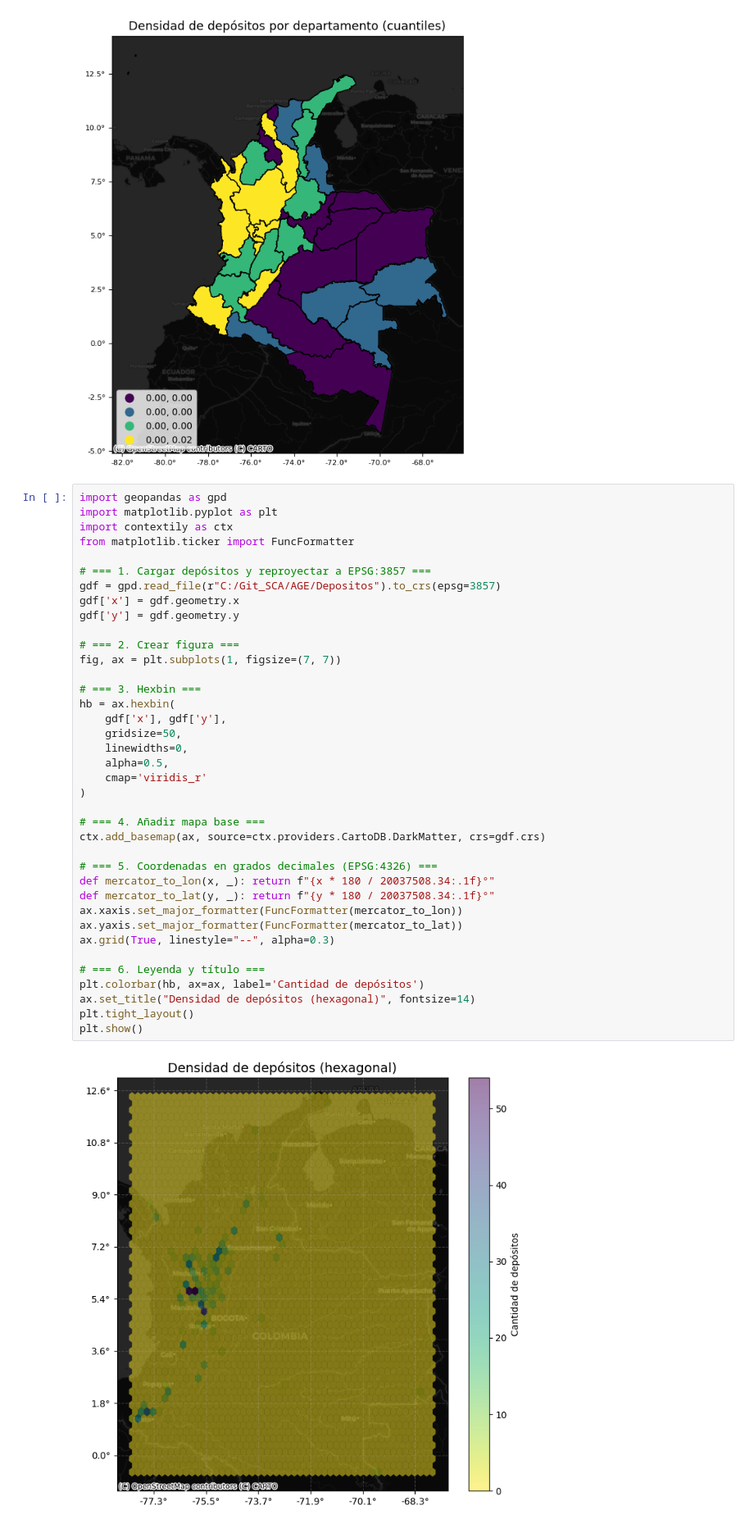
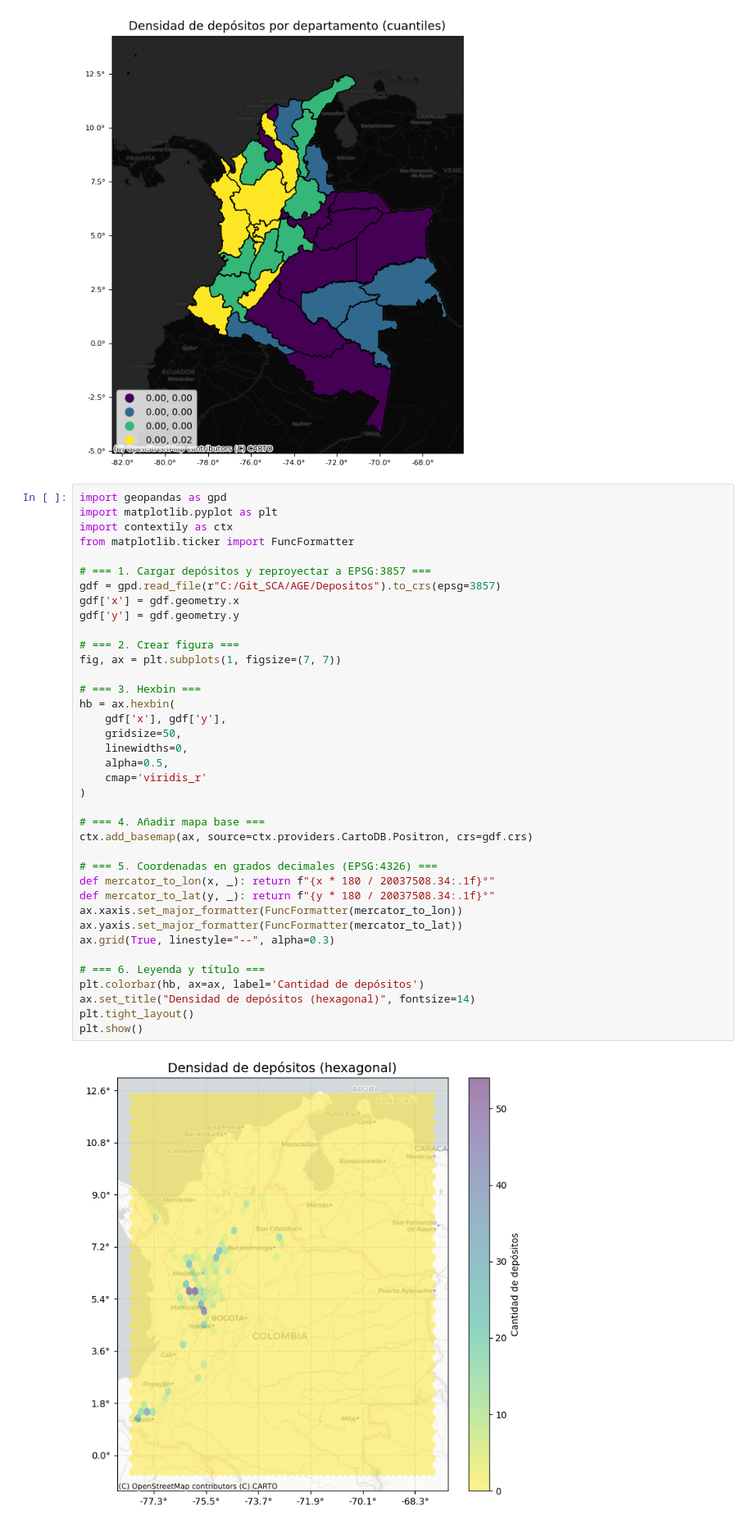
Before and after one commit to Santiagocruz97/AGE, a Jupyter notebook: Codigo/depositos.ipynb, the cells around one changed output. Shown at 82% size. Drawn from its saved outputs; the diff is of its cells as text.

```diff
--- a/Codigo/depositos.ipynb
+++ b/Codigo/depositos.ipynb
@@ -216,35 +216,35 @@ gdf = gpd.read_file(r"C:/Git_SCA/AGE/Depositos").to_crs(epsg=3857)
 gdf['x'] = gdf.geometry.x
 gdf['y'] = gdf.geometry.y
 
 # === 2. Crear figura ===
 fig, ax = plt.subplots(1, figsize=(7, 7))
 
 # === 3. Hexbin ===
 hb = ax.hexbin(
     gdf['x'], gdf['y'],
     gridsize=50,
     linewidths=0,
     alpha=0.5,
     cmap='viridis_r'
 )
 
 # === 4. Añadir mapa base ===
-ctx.add_basemap(ax, source=ctx.providers.CartoDB.DarkMatter, crs=gdf.crs)
+ctx.add_basemap(ax, source=ctx.providers.CartoDB.Positron, crs=gdf.crs)
 
 # === 5. Coordenadas en grados decimales (EPSG:4326) ===
 def mercator_to_lon(x, _): return f"{x * 180 / 20037508.34:.1f}°"
 def mercator_to_lat(y, _): return f"{y * 180 / 20037508.34:.1f}°"
 ax.xaxis.set_major_formatter(FuncFormatter(mercator_to_lon))
 ax.yaxis.set_major_formatter(FuncFormatter(mercator_to_lat))
 ax.grid(True, linestyle="--", alpha=0.3)
 
 # === 6. Leyenda y título ===
 plt.colorbar(hb, ax=ax, label='Cantidad de depósitos')
 ax.set_title("Densidad de depósitos (hexagonal)", fontsize=14)
 plt.tight_layout()
 plt.show()
 # %% [output]
-[figure, old version]
+[figure, new version]
 # %%
 import geopandas as gpd
 import matplotlib.pyplot as plt
```
Also changed, not shown: parts of 1 cell of this notebook, 1 other file.
